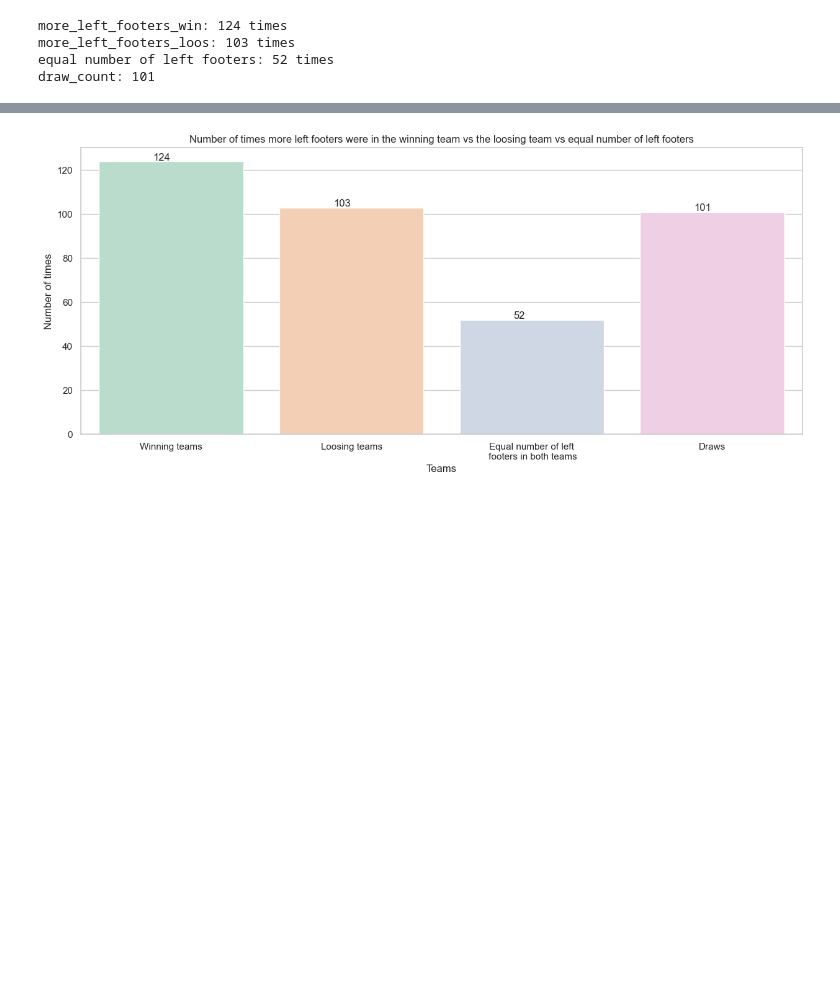
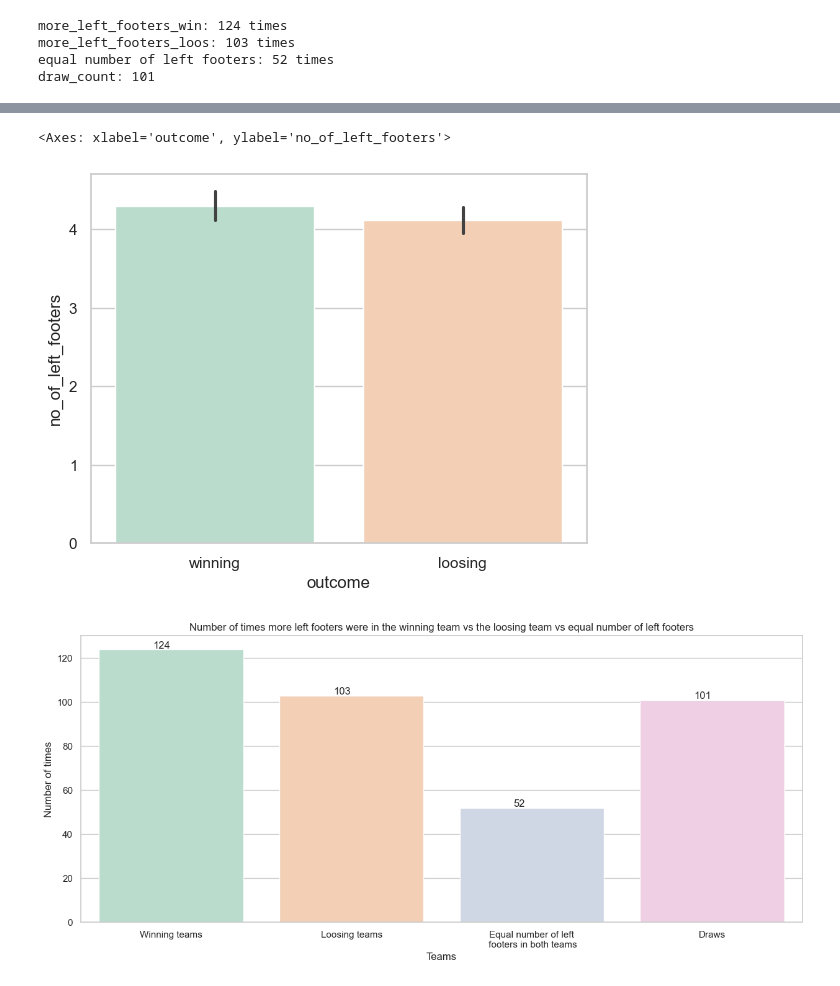
Before and after one commit to dilancroos/data_science_project, a Jupyter notebook: main.ipynb, the cells around one changed output, grey strips where cells are left out. Saved outputs shown, nothing was run; the diff lists cells and outputs as text; code cells hidden in the pictures; blank space fills up the shorter version.

```diff
--- a/main.ipynb
+++ b/main.ipynb
@@ -745,3 +798,8 @@ draw_count: 101
+# %%
+sns.barplot(x='outcome', y='no_of_left_footers', data=only_wl_lf_no_df, palette='Pastel2', hue='outcome', legend=False, errorbar=("ci",95))
+# %% [output]
+<Axes: xlabel='outcome', ylabel='no_of_left_footers'>
+[figure, added]
 # %%
 # since the final is a single number, we can use a bar plot without error bars
 plt.figure(figsize=(15, 6))
```
Also changed, not shown: parts of 3 cells of this notebook, 25 other files.
